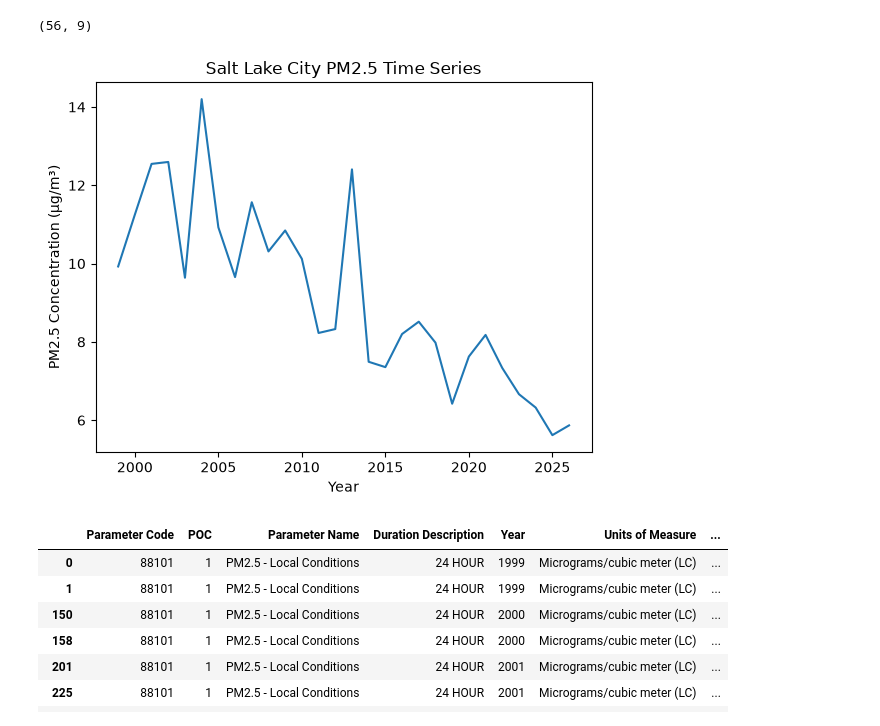
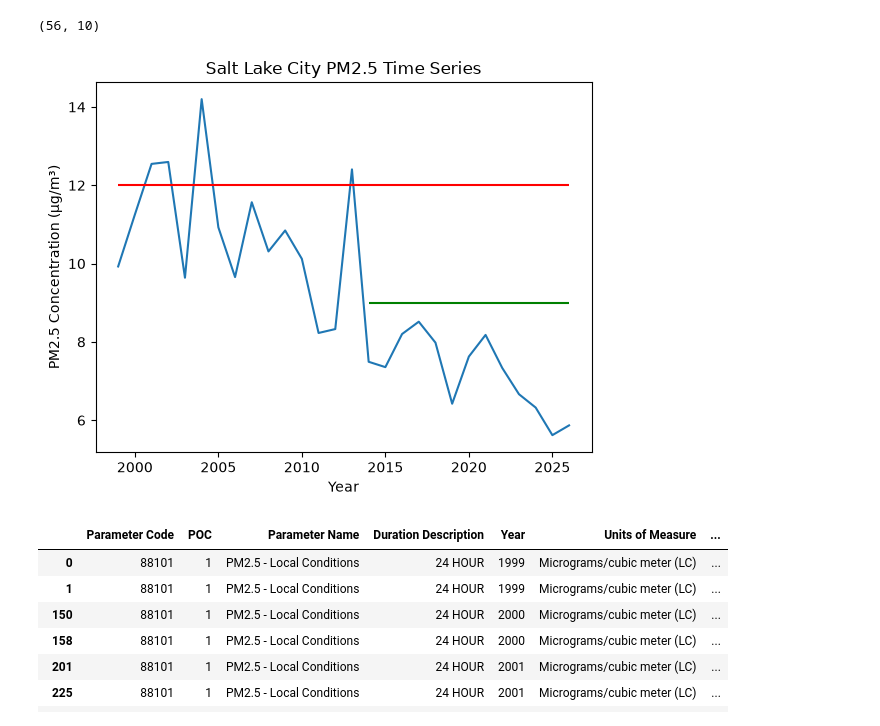
Before and after one commit to sodoo-gadal/UROP-SLC-AQ-, a Jupyter notebook: Salt_Lake_City_AQI/time_series.ipynb, the cells around one changed output. Saved outputs shown, nothing was run; the diff lists cells and outputs as text; code cells hidden in the pictures.

```diff
--- a/Salt_Lake_City_AQI/time_series.ipynb
+++ b/Salt_Lake_City_AQI/time_series.ipynb
@@ -8,7 +24,10 @@ df = pd.read_csv("./combined.csv")
 # %%
 
 
-df = df[['Parameter Code', 'POC', 'Parameter Name', 'Duration Description', 'Year', 'Units of Measure', 'Observation Count', 'Valid Day Count', 'Arithmetic Mean', ]]
+df = df[['Parameter Code', 'POC', 'Parameter Name', 'Duration Description', 'Year', 'Units of Measure', 'Observation Count', 'Valid Day Count', 'Arithmetic Mean', "Required Day Count"]]
+
+#filter for proper POC -> specific measuring method on site, or specific monitor on site
+#df = df[df['POC'] == "5"]
 
 #filter for local PM2.5 data only
 df = df[df["Parameter Name"] == "PM2.5 - Local Conditions"]
@@ -24,36 +43,43 @@ df = df[df["Year"] != "Year"]
 df = df.sort_values(["Year"], ascending=True)
 
 #sorting so that my dataframe only includes what I need for the time series plot
 
 # df = df[['Year', 'Arithmetic Mean']]
 
 #converting the Year and Arithmetic Mean columns to numeric values so that I can plot them
 #why are they strings ;(
 
 df['Year'] = pd.to_numeric(df['Year'], errors='coerce')
 df['Arithmetic Mean'] = pd.to_numeric(df['Arithmetic Mean'], errors='coerce')
 
 df = df[df['Arithmetic Mean'].apply(lambda x: isinstance(x, (int, float)))]
 
 df = df[df["Duration Description"] == "24 HOUR"]
 
 #print(df.head())
 
 #print(df())
 
 print(df.shape)
 
-#i've got it printing a plot, but the plot looks super suspicious, I dont think the right units are coming out
+#plot looks pretty darn good! just gotta filter for proper POC, remove duplicate data, and fit some horizontal lines to show old and new EPA reqs
 
 
 plt.plot(df["Year"], df["Arithmetic Mean"])
 plt.title("Salt Lake City PM2.5 Time Series")
 plt.xlabel("Year")
 plt.ylabel("PM2.5 Concentration (µg/m³)")
+#add in a legend describing the hlines
+plt.hlines(
+    y=12,xmin=1999, xmax=2026, colors="red", label= "old EPA PM-2.5 requirement"
+)
+plt.hlines(
+    y=9, xmin=2014, xmax = 2026, colors = "green", label = "new EPA PM-2.5 requirement"
+)
 plt.show()
 # %% [output]
-(56, 9)
+(56, 10)
-[figure, old version]
+[figure, new version]
 # %%
 df
 # %% [output]
```
Also changed, not shown: parts of 1 cell of this notebook.
